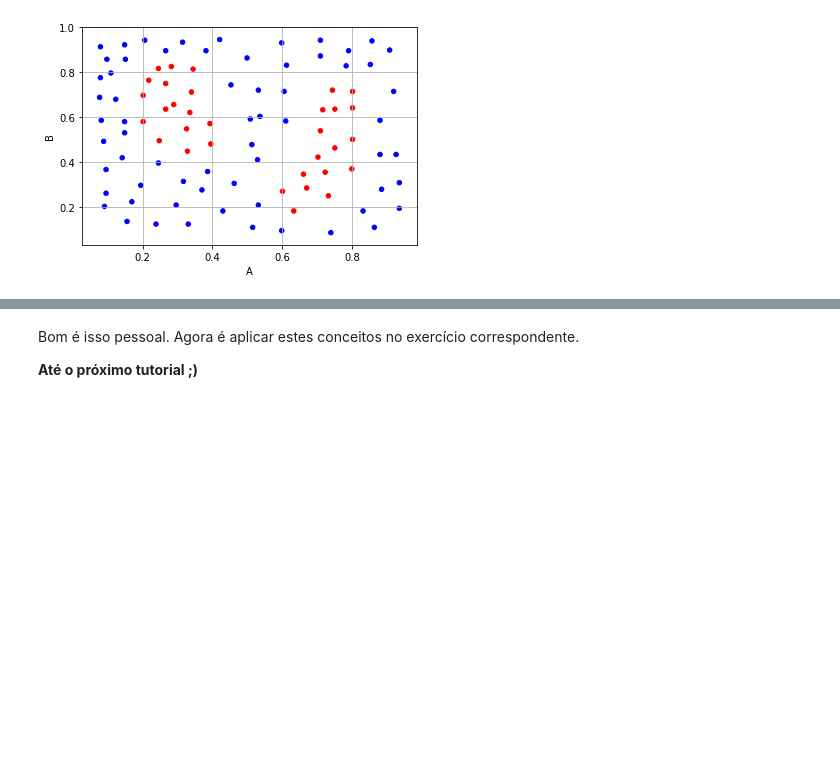
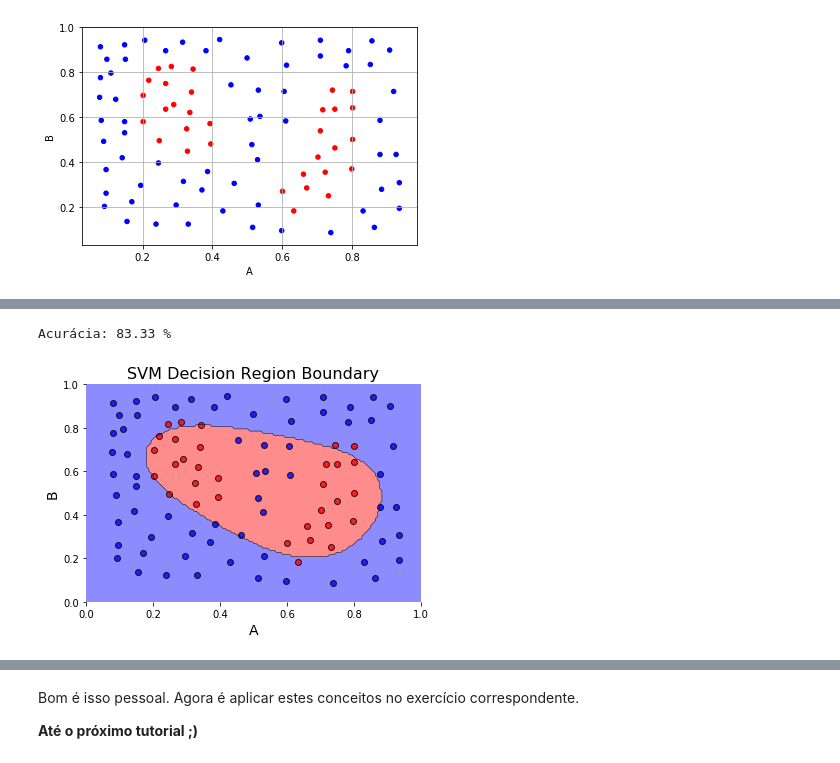
Before and after one commit to adolfoguimaraes/machinelearningclass, a Jupyter notebook: supervisedlearning/05_svm.ipynb, the cells around one changed output, grey strips where cells are left out. Cells and saved outputs as stored; diff of their text form; code cells hidden in the pictures; blank space fills up the shorter version.

```diff
--- a/supervisedlearning/05_svm.ipynb
+++ b/supervisedlearning/05_svm.ipynb
@@ -580,0 +599,11 @@ plot_regions(model_)
+# %%
+# C=6 and gamma=3
+
+model_ = svm.SVC(kernel="rbf", C=6, gamma=3)
+model_.fit(X, y)
+print("Acurácia: %.2f %%" % (model_.score(X, y) * 100))
+
+plot_regions(model_)
+# %% [output]
+Acurácia: 83.33 %
+[figure, added]
```
Also changed, not shown: parts of 13 cells of this notebook.
